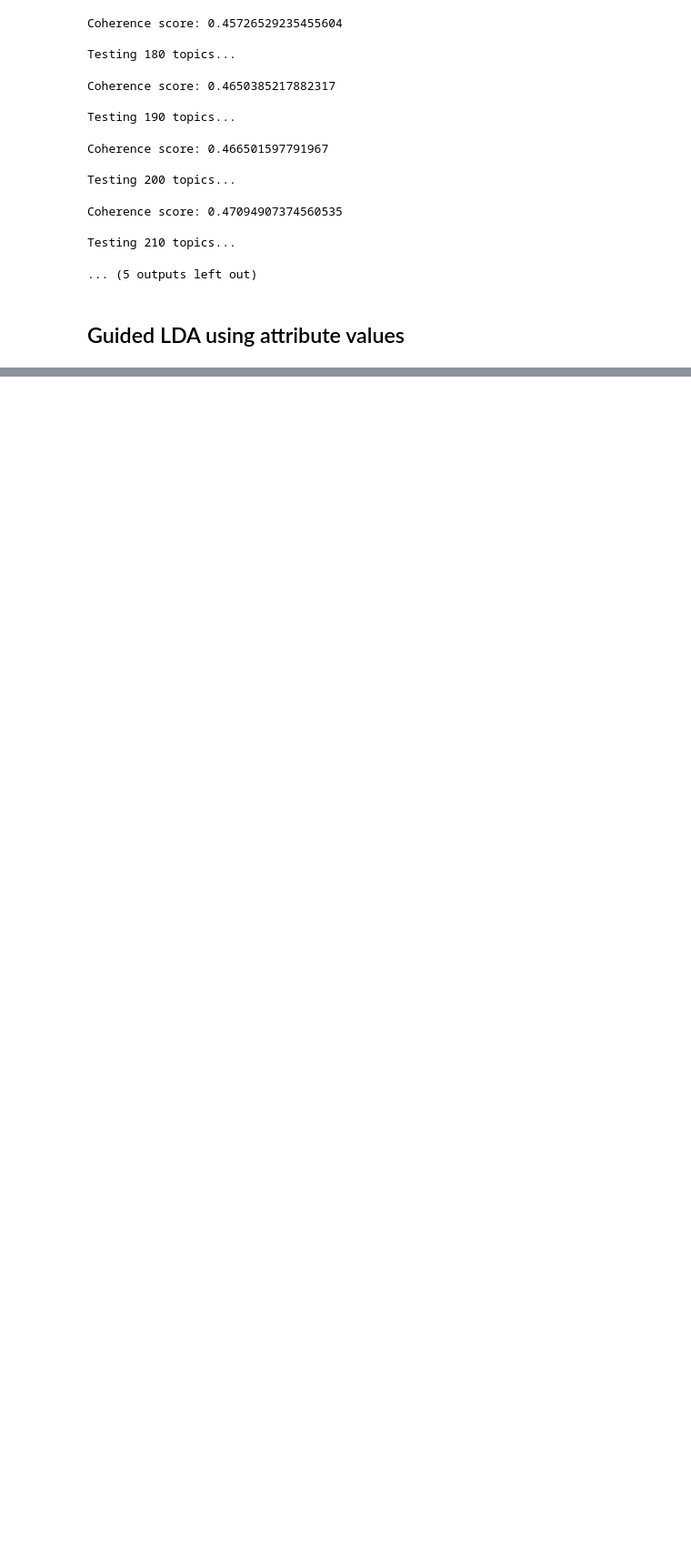
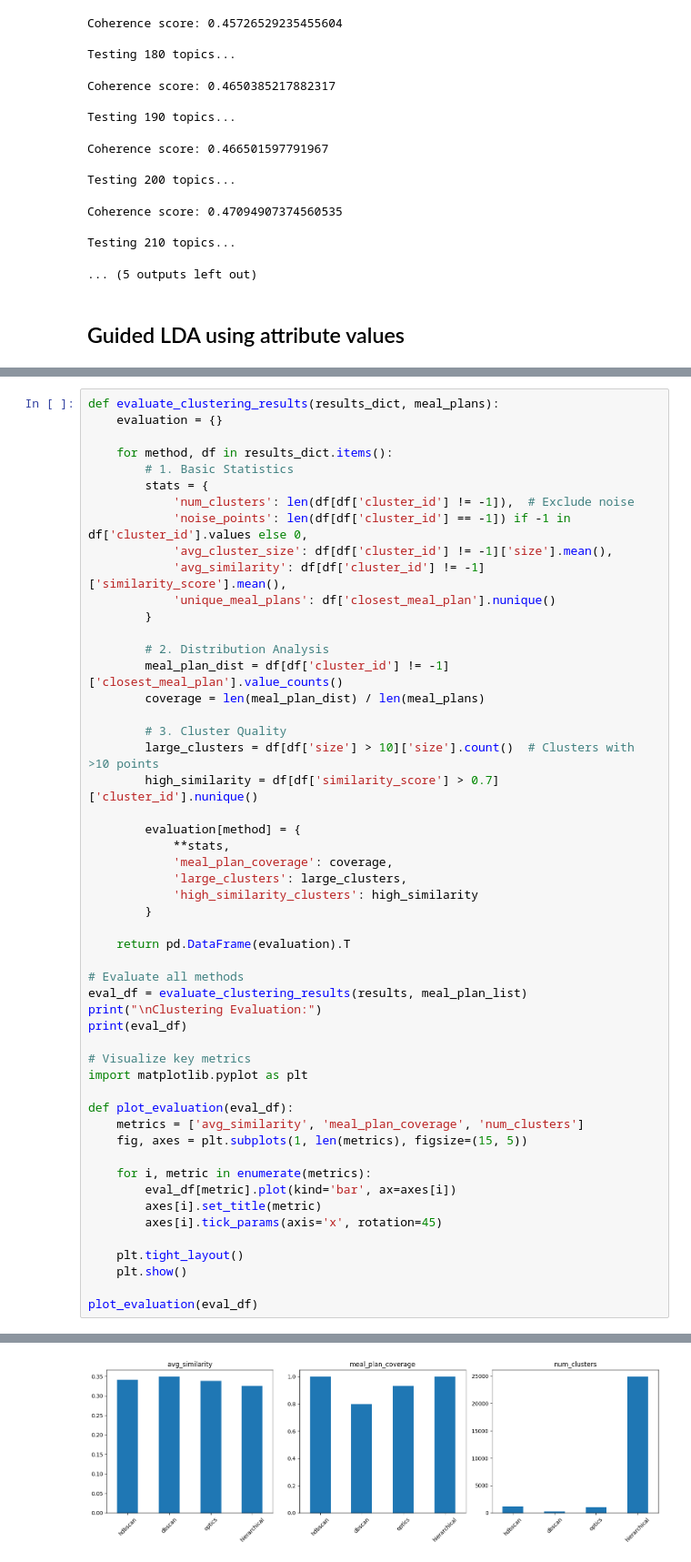
Before and after one commit to karthik1705/sabre_distiLLM_2025, a Jupyter notebook: remaining_attr_clustering.ipynb, the cells around one changed output, grey strips where cells are left out. Shown: that part at 91% size. Drawn from its saved outputs; the diff is of its cells as text; blank space fills up the shorter version.

Commit message:
Other Attributes clustering

```diff
--- a/remaining_attr_clustering.ipynb
+++ b/remaining_attr_clustering.ipynb
@@ -632,0 +831,53 @@ guided_lda.show_topics(num_topics=-1,
+# %%
+def evaluate_clustering_results(results_dict, meal_plans):
+    evaluation = {}
+
+    for method, df in results_dict.items():
+        # 1. Basic Statistics
+        stats = {
+            'num_clusters': len(df[df['cluster_id'] != -1]),  # Exclude noise
+            'noise_points': len(df[df['cluster_id'] == -1]) if -1 in df['cluster_id'].values else 0,
+            'avg_cluster_size': df[df['cluster_id'] != -1]['size'].mean(),
+            'avg_similarity': df[df['cluster_id'] != -1]['similarity_score'].mean(),
+            'unique_meal_plans': df['closest_meal_plan'].nunique()
+        }
+
+        # 2. Distribution Analysis
+        meal_plan_dist = df[df['cluster_id'] != -1]['closest_meal_plan'].value_counts()
+        coverage = len(meal_plan_dist) / len(meal_plans)
+
+        # 3. Cluster Quality
+        large_clusters = df[df['size'] > 10]['size'].count()  # Clusters with >10 points
+        high_similarity = df[df['similarity_score'] > 0.7]['cluster_id'].nunique()
+
+        evaluation[method] = {
+            **stats,
+            'meal_plan_coverage': coverage,
+            'large_clusters': large_clusters,
+            'high_similarity_clusters': high_similarity
+        }
+
+    return pd.DataFrame(evaluation).T
+
+# Evaluate all methods
+eval_df = evaluate_clustering_results(results, meal_plan_list)
+print("\nClustering Evaluation:")
+print(eval_df)
+
+# Visualize key metrics
+import matplotlib.pyplot as plt
+
+def plot_evaluation(eval_df):
+    metrics = ['avg_similarity', 'meal_plan_coverage', 'num_clusters']
+    fig, axes = plt.subplots(1, len(metrics), figsize=(15, 5))
+
+    for i, metric in enumerate(metrics):
+        eval_df[metric].plot(kind='bar', ax=axes[i])
+        axes[i].set_title(metric)
+        axes[i].tick_params(axis='x', rotation=45)
+
+    plt.tight_layout()
+    plt.show()
+
+plot_evaluation(eval_df)
+# %% [output]
@@ -632,0 +902 @@ guided_lda.show_topics(num_topics=-1,
+[figure, added]
```
Also changed, not shown: parts of 12 cells of this notebook.
